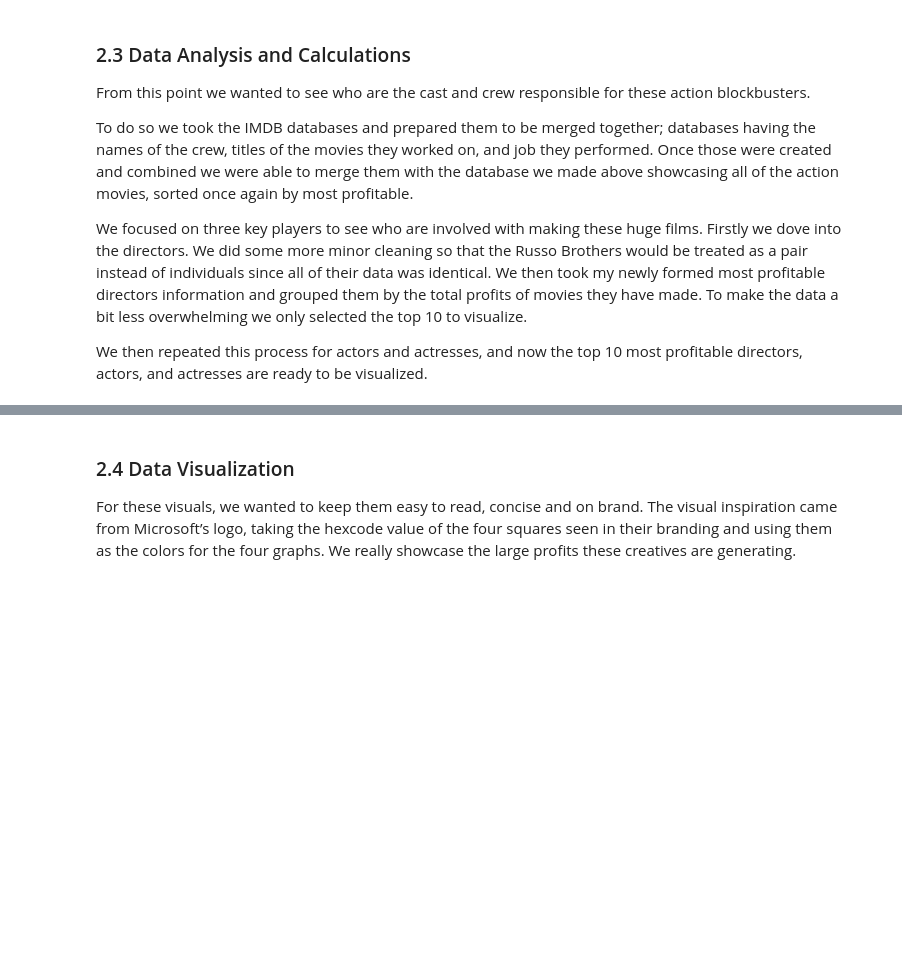
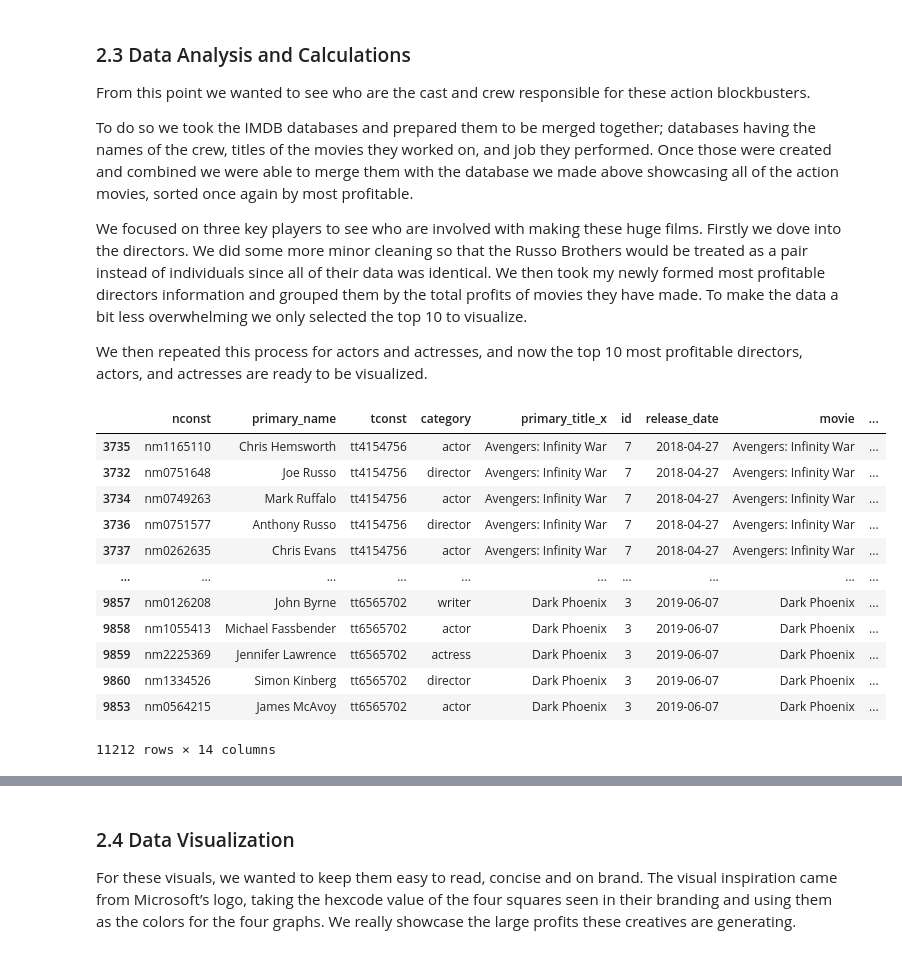
Before and after one commit to sumed-h/microsoft-studio-movie-analysis, a Jupyter notebook: Group_4_Notebook_FINAL.ipynb, the cells around one changed output, grey strips where cells are left out. Saved outputs shown, nothing was run; the diff lists cells and outputs as text; code cells hidden in the pictures; blank space fills up the shorter version.

```diff
--- a/Group_4_Notebook_FINAL.ipynb
+++ b/Group_4_Notebook_FINAL.ipynb
@@ -259,6 +279,22 @@ namesandtitles = crewnames.merge(movietitles, on=['tconst'])
 grosscrew = namesandtitles.merge(highestactiondf, left_on=['primary_title'], right_on=['movie'])
 # Copy the dataframe into a new dataframe sorted by the highest total profit
 highestgrosscrew = grosscrew.sort_values(by='total_profit', ascending=False)
+# %%
+highestgrosscrew
+# %% [output]
+|  | nconst | primary_name | tconst | category | primary_title_x | id | release_date | movie | ... |
+| 3735 | nm1165110 | Chris Hemsworth | tt4154756 | actor | Avengers: Infinity War | 7 | 2018-04-27 | Avengers: Infinity War | ... |
+| 3732 | nm0751648 | Joe Russo | tt4154756 | director | Avengers: Infinity War | 7 | 2018-04-27 | Avengers: Infinity War | ... |
+| 3734 | nm0749263 | Mark Ruffalo | tt4154756 | actor | Avengers: Infinity War | 7 | 2018-04-27 | Avengers: Infinity War | ... |
+| 3736 | nm0751577 | Anthony Russo | tt4154756 | director | Avengers: Infinity War | 7 | 2018-04-27 | Avengers: Infinity War | ... |
+| 3737 | nm0262635 | Chris Evans | tt4154756 | actor | Avengers: Infinity War | 7 | 2018-04-27 | Avengers: Infinity War | ... |
+| ... | ... | ... | ... | ... | ... | ... | ... | ... | ... |
+| 9857 | nm0126208 | John Byrne | tt6565702 | writer | Dark Phoenix | 3 | 2019-06-07 | Dark Phoenix | ... |
+| 9858 | nm1055413 | Michael Fassbender | tt6565702 | actor | Dark Phoenix | 3 | 2019-06-07 | Dark Phoenix | ... |
+| 9859 | nm2225369 | Jennifer Lawrence | tt6565702 | actress | Dark Phoenix | 3 | 2019-06-07 | Dark Phoenix | ... |
+| 9860 | nm1334526 | Simon Kinberg | tt6565702 | director | Dark Phoenix | 3 | 2019-06-07 | Dark Phoenix | ... |
+| 9853 | nm0564215 | James McAvoy | tt6565702 | actor | Dark Phoenix | 3 | 2019-06-07 | Dark Phoenix | ... |
+11212 rows × 14 columns
 # %%
 # Ceated a dataframe for all of the directors in crew dataframe
 directors = highestgrosscrew.loc[highestgrosscrew['category'] == 'director']
```
Also changed, not shown: parts of 5 cells of this notebook.
